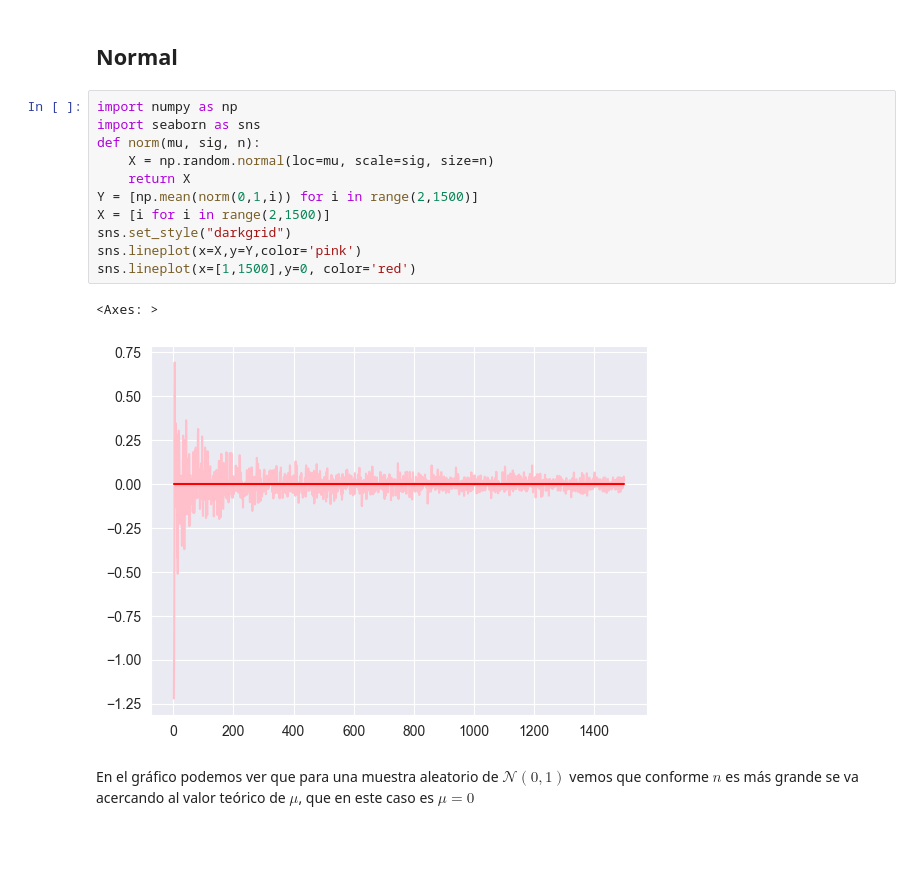
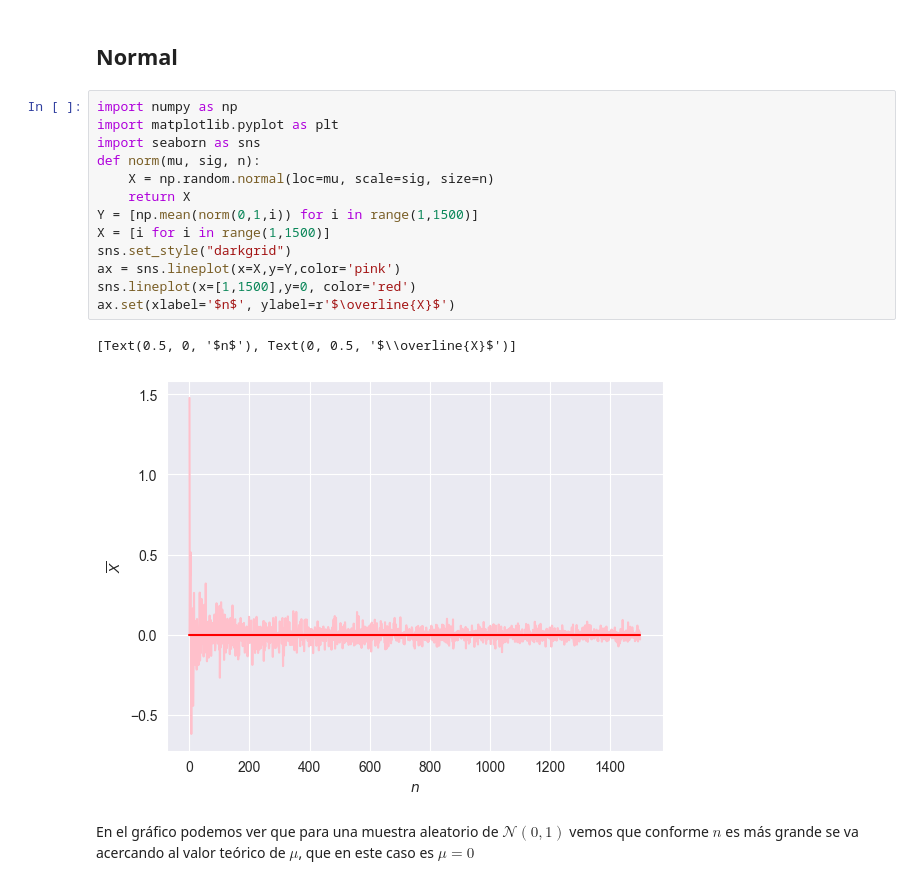
Before and after one commit to 420002464/Portafolio, a Jupyter notebook: LFGN.ipynb, the cells around one changed output. Cells and saved outputs as stored; diff of their text form; blank space fills up the shorter version.

```diff
--- a/LFGN.ipynb
+++ b/LFGN.ipynb
@@ -8,18 +8,20 @@ Veremos ejemplos para diferentes distribuciones.
 ## Normal
 # %%
 import numpy as np
+import matplotlib.pyplot as plt
 import seaborn as sns
 def norm(mu, sig, n):
     X = np.random.normal(loc=mu, scale=sig, size=n)
     return X
-Y = [np.mean(norm(0,1,i)) for i in range(2,1500)]
-X = [i for i in range(2,1500)]
+Y = [np.mean(norm(0,1,i)) for i in range(1,1500)]
+X = [i for i in range(1,1500)]
 sns.set_style("darkgrid")
-sns.lineplot(x=X,y=Y,color='pink')
+ax = sns.lineplot(x=X,y=Y,color='pink')
 sns.lineplot(x=[1,1500],y=0, color='red')
+ax.set(xlabel='$n$', ylabel=r'$\overline{X}$')
 # %% [output]
-<Axes: >
+[Text(0.5, 0, '$n$'), Text(0, 0.5, '$\\overline{X}$')]
-[figure, old version]
+[figure, new version]
 # %% [markdown]
 En el gráfico podemos ver que para una muestra aleatorio de $\mathcal{N}(0,1)$ vemos que conforme $n$ es más grande se va acercando al valor teórico de $\mu$, que en este caso es $\mu=0$
 # %% [markdown]
```
Also changed, not shown: parts of 5 cells of this notebook.
